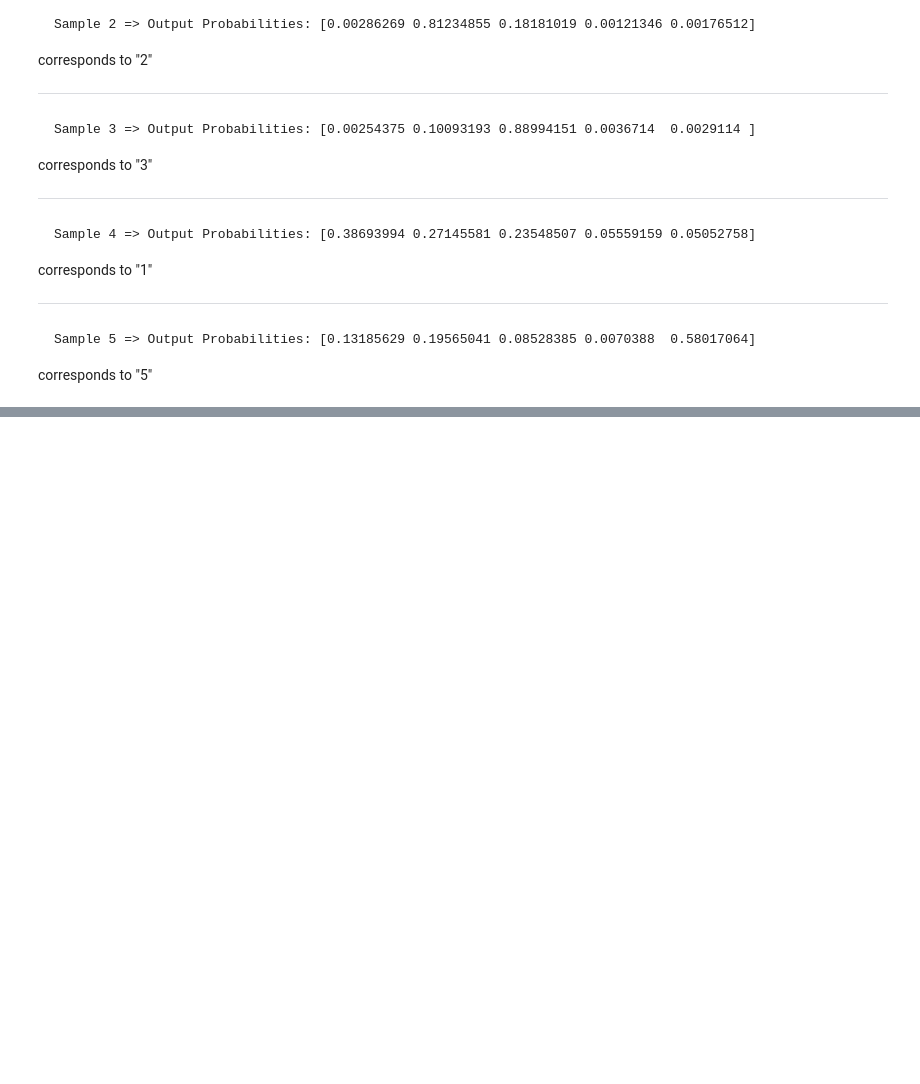
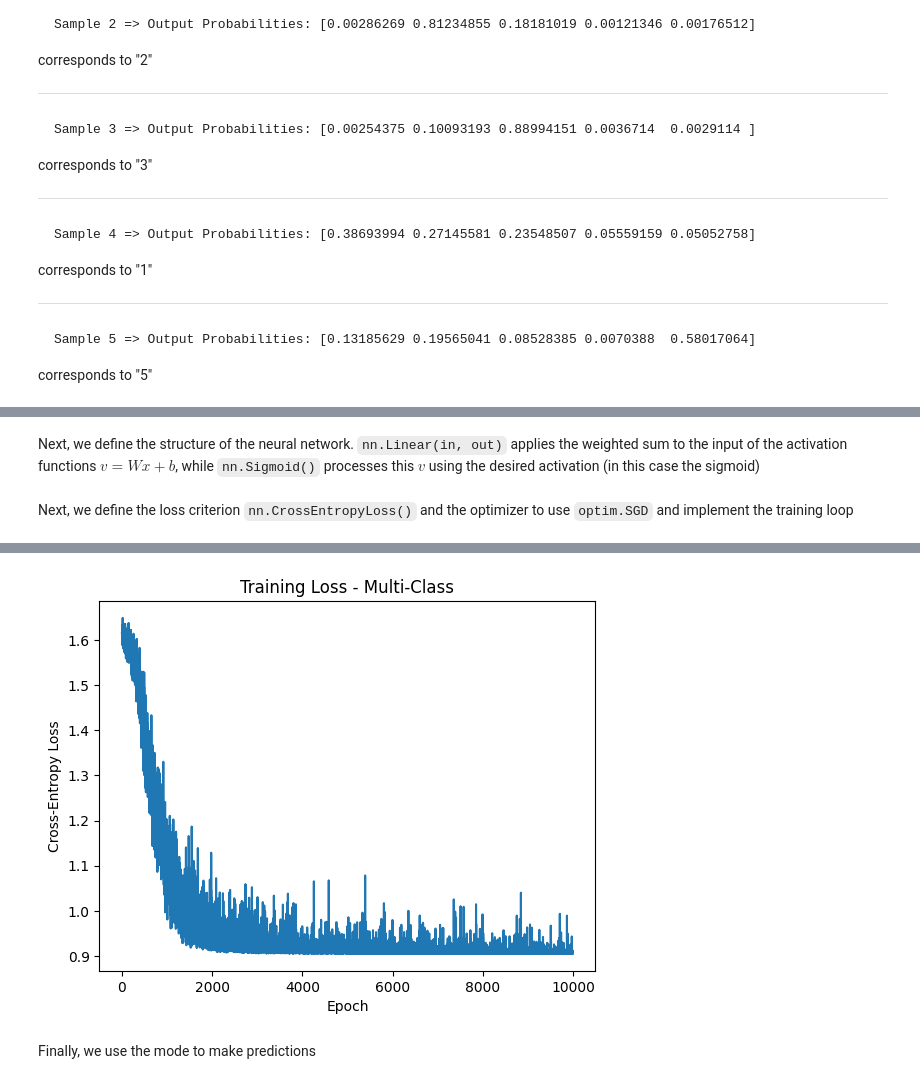
Before and after one commit to khbalhandawi/training, a Jupyter notebook: deep_learning_tutorial/deep_learning.ipynb, the cells around one changed output, grey strips where cells are left out. Drawn from its saved outputs; the diff is of its cells as text; code cells hidden in the pictures; blank space fills up the shorter version.

```diff
--- a/deep_learning_tutorial/deep_learning.ipynb
+++ b/deep_learning_tutorial/deep_learning.ipynb
@@ -935,6 +935,7 @@ X[:, :, 4] = np.array([
 ], dtype=float)
 
 N = 5
+predicted_classes = np.zeros(N, dtype=int)
 for k in range(N):
     # Flatten the k-th 5×5 image
     x = X[:, :, k].reshape(25, 1)
@@ -945,8 +946,13 @@ for k in range(N):
     v2 = W2 @ y1
     y2 = softmax(v2)
 
+    # Predicted class is the index of the largest probability
+    predicted_classes[k] = np.argmax(y2) + 1
+
     # Print output probabilities for each sample
     print(f"Sample {k+1} => Output Probabilities: {y2.ravel()}")
+
+print(f"Predicted classes: {predicted_classes}")
 # %% [output]
 Sample 1 => Output Probabilities: [0.60412079 0.02597032 0.11502116 0.23744718 0.01744056]
 Sample 2 => Output Probabilities: [0.00286269 0.81234855 0.18181019 0.00121346 0.00176512]
@@ -992,0 +1053,2 @@ corresponds to "5"
+# %% [markdown]
+Next, we define the structure of the neural network. `nn.Linear(in, out)` applies the weighted sum to the input of the activation functions $v = Wx + b$, while `nn.Sigmoid()` processes this $v$ using the desired activation (in this case the sigmoid)
@@ -992,0 +1081,35 @@ corresponds to "5"
+# %% [markdown]
+Next, we define the loss criterion `nn.CrossEntropyLoss()` and the optimizer to use `optim.SGD` and implement the training loop
+# %%
+
+# ---------------------------
+# Define loss function and optimizer
+# ---------------------------
+criterion = nn.CrossEntropyLoss()  # PyTorch expects raw logits (no softmax needed)
+optimizer = optim.SGD(model.parameters(), lr=0.1)
+
+# ---------------------------
+# Training loop
+# ---------------------------
+num_epochs = 10000
+losses = []
+for epoch in range(num_epochs):
+    optimizer.zero_grad()  # Reset gradients
+
+    outputs = model(X)  # Forward pass
+    loss = criterion(outputs, Y)  # Compute loss
+    loss.backward()  # Backpropagation
+    optimizer.step()  # Update weights
+
+    losses.append(loss.item())
+
+    if (epoch + 1) % 2000 == 0:
+        print(f"Epoch [{epoch+1}/{num_epochs}], Loss: {loss.item():.4f}")
+
+fig, ax = plt.subplots()
+ax.plot(losses)
+ax.set_xlabel("Epoch")
+ax.set_ylabel("Cross-Entropy Loss")
+ax.set_title("Training Loss - Multi-Class")
+plt.show()
+# %% [output]
@@ -992,0 +1121,3 @@ corresponds to "5"
+[figure, added]
+# %% [markdown]
+Finally, we use the mode to make predictions
```
Also changed, not shown: parts of 6 cells of this notebook, 2 other files.
